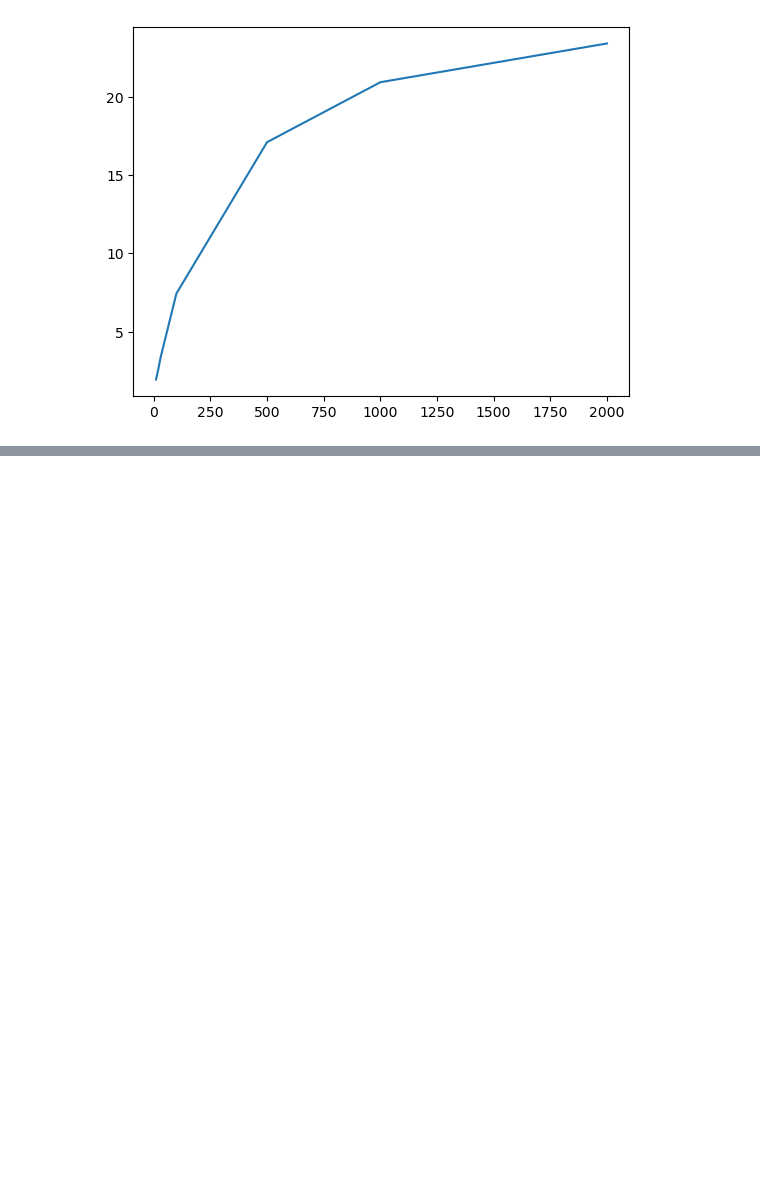
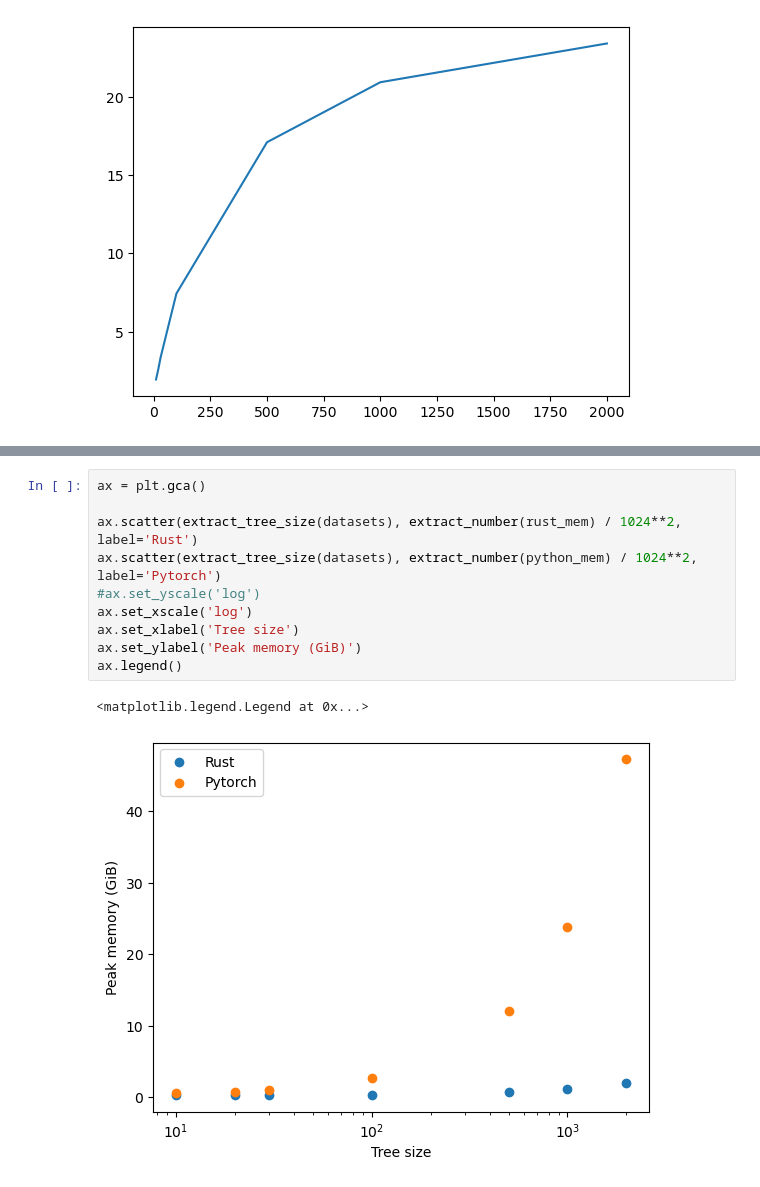
Before and after one commit to soedinglab/phylo_grad, a Jupyter notebook: plot.ipynb, the cells around one changed output, grey strips where cells are left out. Cells and saved outputs as stored; diff of their text form; blank space fills up the shorter version.

```diff
--- a/plot.ipynb
+++ b/plot.ipynb
@@ -42,0 +50,13 @@ plt.scatter(np.log(extract_tree_size(datasets)), np.log(extract_number(python_ti
+# %%
+ax = plt.gca()
+
+ax.scatter(extract_tree_size(datasets), extract_number(rust_mem) / 1024**2, label='Rust')
+ax.scatter(extract_tree_size(datasets), extract_number(python_mem) / 1024**2, label='Pytorch')
+#ax.set_yscale('log')
+ax.set_xscale('log')
+ax.set_xlabel('Tree size')
+ax.set_ylabel('Peak memory (GiB)')
+ax.legend()
+# %% [output]
+<matplotlib.legend.Legend at 0x...>
+[figure, added]
```
Also changed, not shown: parts of 2 cells of this notebook.
